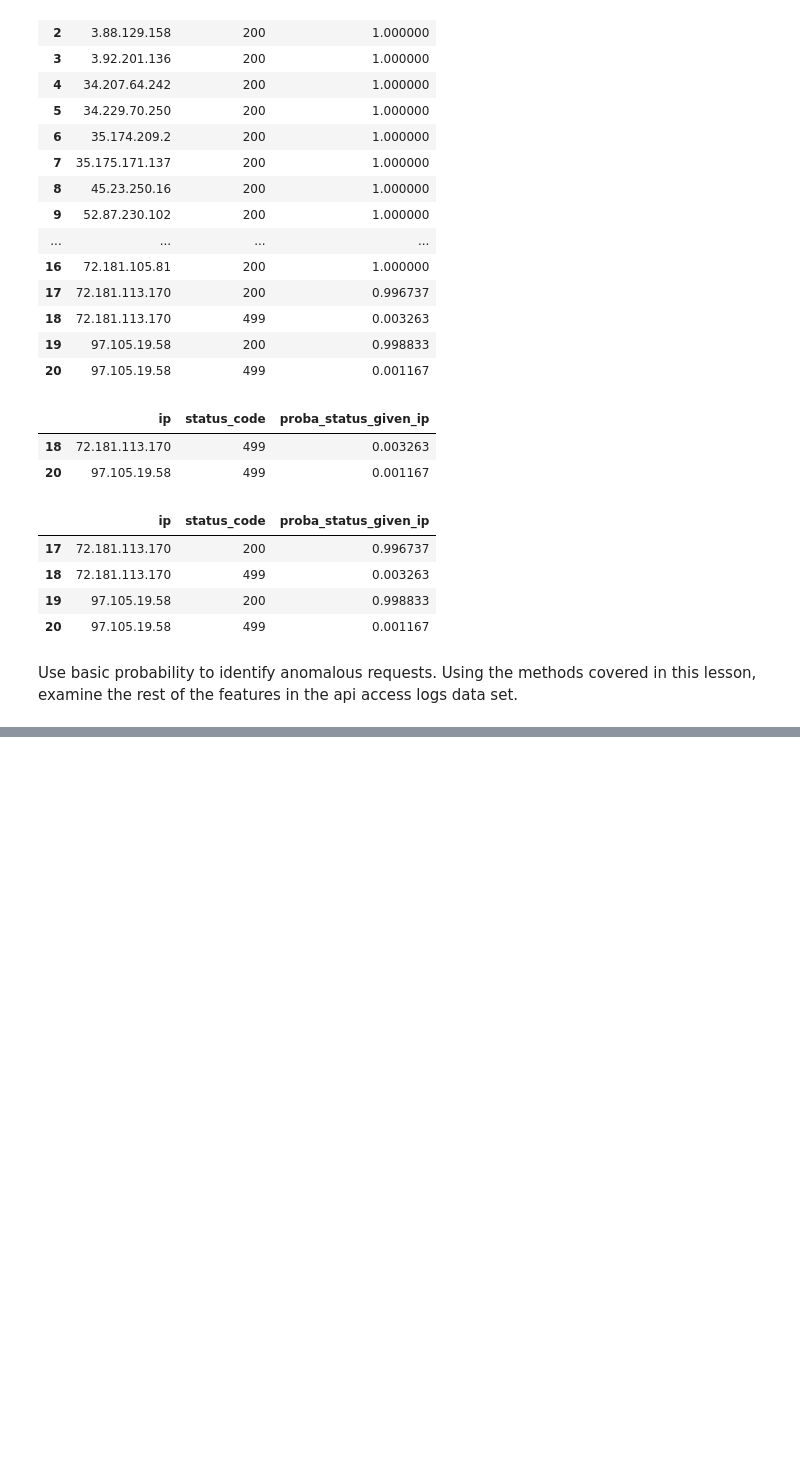
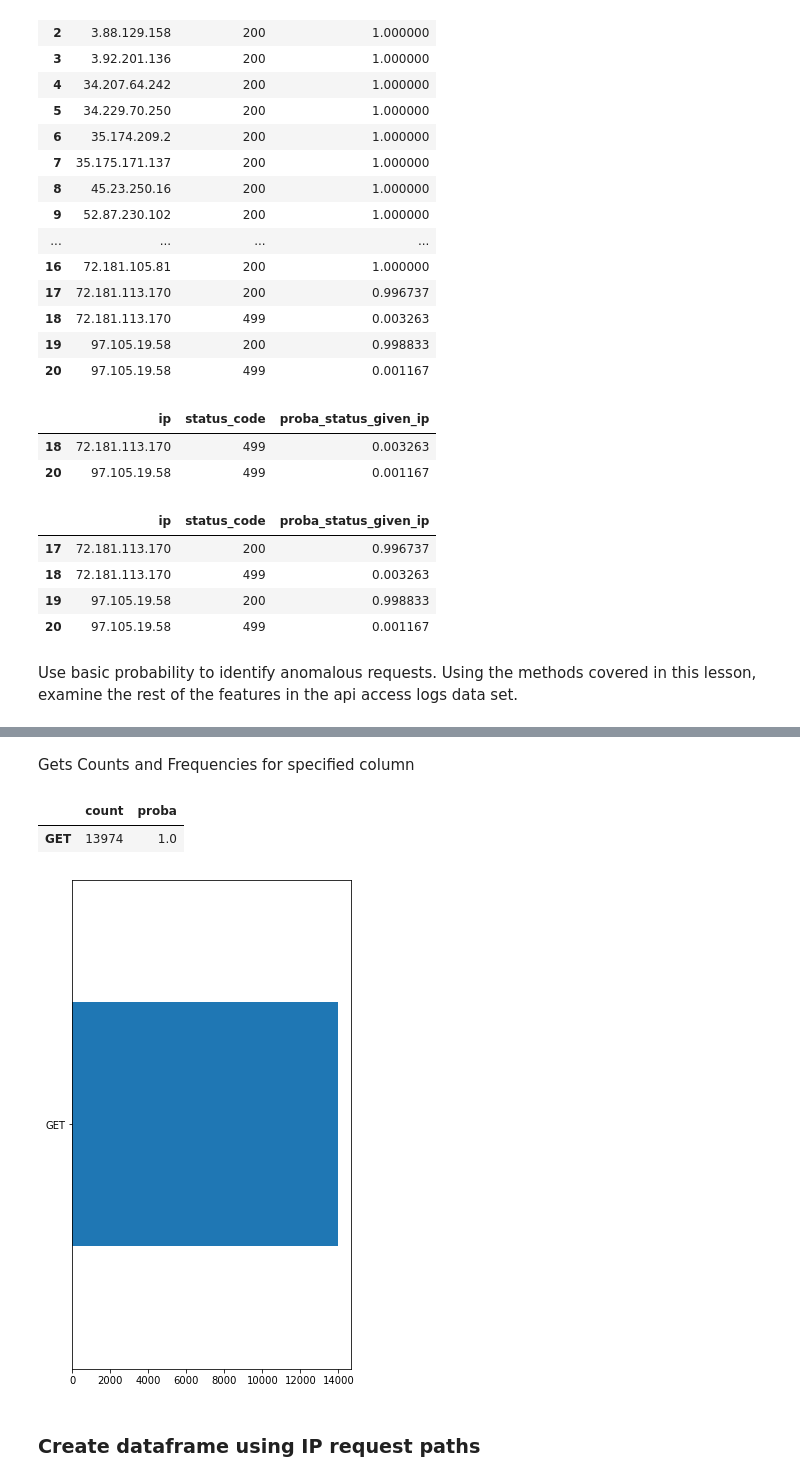
Before and after one commit to Jason-R-Turner/anomaly-detection-exercises, a Jupyter notebook: discrete_anomaly_detection.ipynb, the cells around one changed output, grey strips where cells are left out. Saved outputs shown, nothing was run; the diff lists cells and outputs as text; code cells hidden in the pictures; blank space fills up the shorter version.

```diff
--- a/discrete_anomaly_detection.ipynb
+++ b/discrete_anomaly_detection.ipynb
@@ -142,0 +263,17 @@ Use basic probability to identify anomalous requests. Using the methods covered
+# %% [markdown]
+Gets Counts and Frequencies for specified column
+# %%
+# Assigns a variable name to df from using value_counts_and_frequencies func
+request_method_df = value_counts_and_frequencies(df.request_method)
+request_method_df.head()
+# %% [output]
+|  | count | proba |
+| GET | 13974 | 1.0 |
+# %%
+# Barplot of the counts of the request methods
+request_method_df['count'].sort_values().tail(5).plot.barh(figsize=(5, 9))
+plt.show()
+# %% [output]
+[figure, added]
+# %% [markdown]
+### Create dataframe using IP request paths
```
Also changed, not shown: parts of 33 cells of this notebook.
